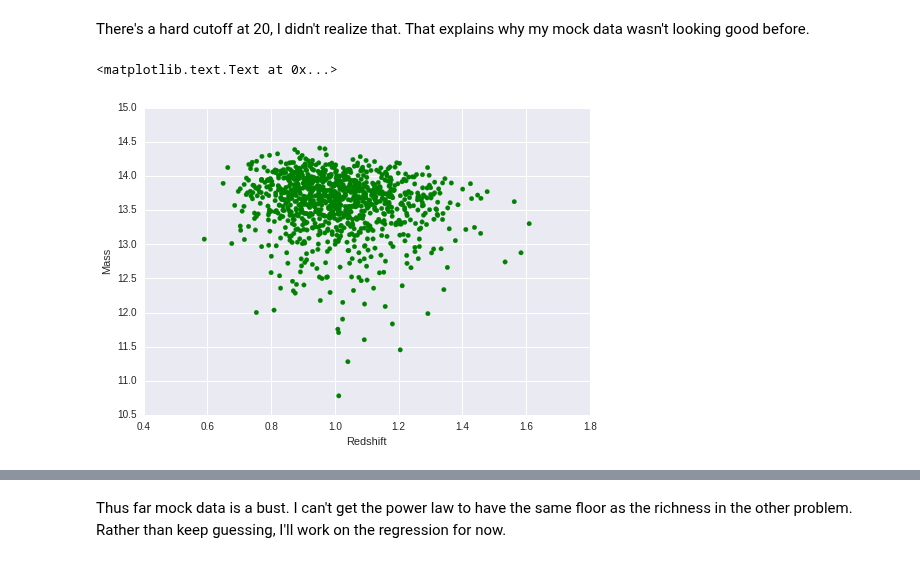
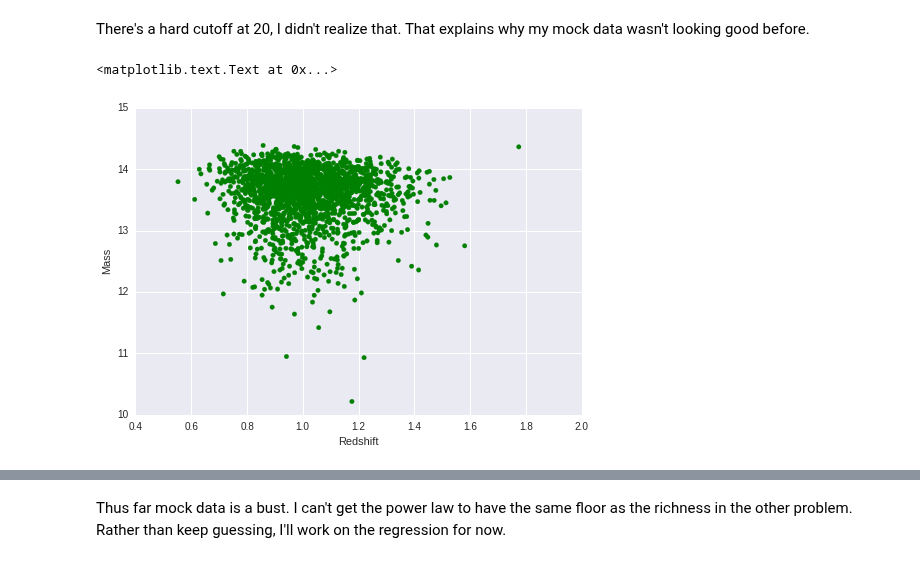
Before and after one commit to Ravirajadrangi/ClusterMassInference, a Jupyter notebook: Project Notebook.ipynb, the cells around one changed output, grey strips where cells are left out. Saved outputs shown, nothing was run; the diff lists cells and outputs as text; code cells hidden in the pictures.

```diff
--- a/Project Notebook.ipynb
+++ b/Project Notebook.ipynb
@@ -222,7 +229,7 @@ plt.xlim([0,100]);
 There's a hard cutoff at 20, I didn't realize that. That explains why my mock data wasn't looking good before.
 # %%
 #draw parameters from priors
-nSamples = 1000
+nSamples = 2000
 data_color = 'g'
 #don't need to be sampled but i'll need some anyway
 #z_samples = np.random.lognormal(mean = mu_z, sigma = sig_z, size = nSamples )
@@ -247,34 +254,35 @@ for key, val in vals.iteritems():
     slope, intercept, r, p, stderr = linregress(z, val)
     z_params[key] = (slope, intercept)
 
 def getMassParams(z):
     return {key:val[0]*z+val[1] for key,val in z_params.iteritems()}
 
+#TODO Log version
 def n_approx(m,z):
     params = getMassParams(z)
     return params['A']*np.exp(-params['B1']*(m/params['Mp']) \
                     -0.5*params['B2']*(m/params['Mp'])**2 \
                     -0.166*params['B3']*(m/params['Mp'])**3)
 
 mSamples = np.zeros((nSamples,)) #*10^14
 for i, z in enumerate(z_samples):
     #have to normalize the pdf for this z. ugh.
     norm = np.trapz(n_approx(np.linspace(0,Mmax,1000),z), dx = 1.0/500)
     done = False
     while not done:
         M = np.random.uniform(0,Mmax)# ask about range here
         if n_approx(M,z)>np.random.uniform(0,norm):
             done = True
     mSamples[i] = M*10**14
 
 logmSamples = np.log10(mSamples)
 
 plt.scatter(z_samples,logmSamples, color = data_color)
 plt.ylabel('Mass')
 plt.xlabel('Redshift')
 # %% [output]
 <matplotlib.text.Text at 0x...>
-[figure, old version]
+[figure, new version]
 # %%
 plt.hist(logmSamples, 100, color = data_color)
 plt.xlabel('Log Mass')
```
Also changed, not shown: parts of 18 cells of this notebook.
